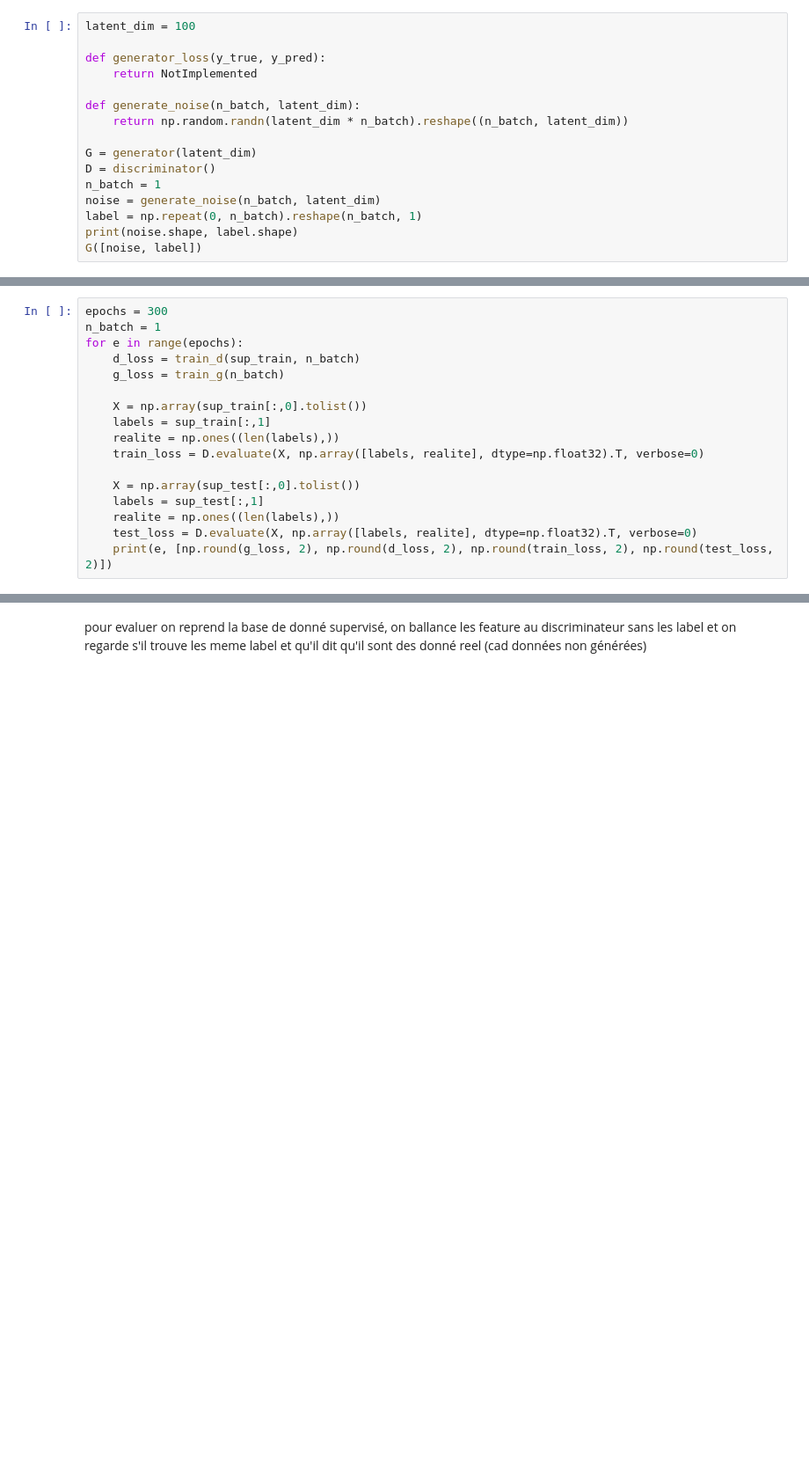
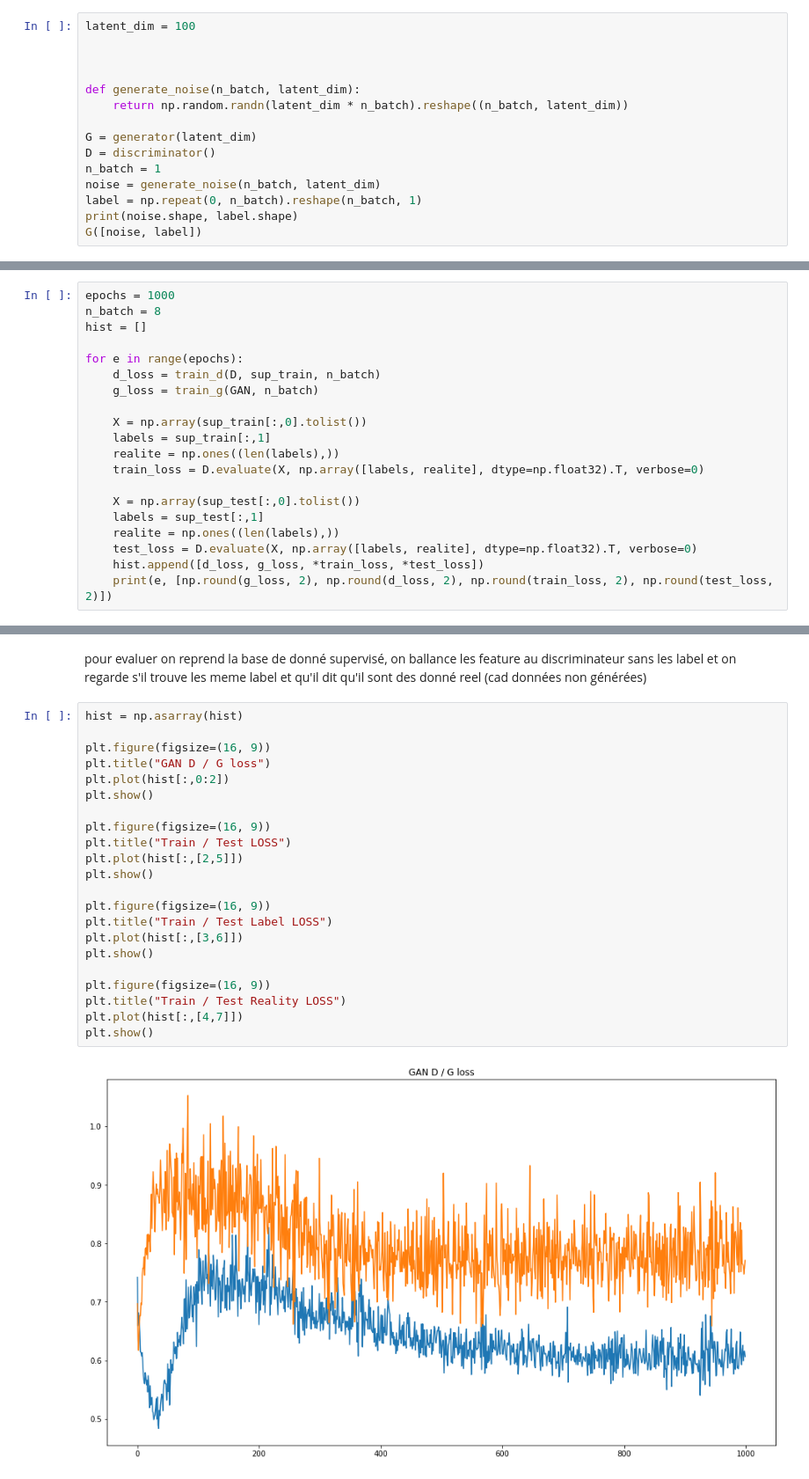
Before and after one commit to DylanBaptiste/TER-M2, a Jupyter notebook: main.ipynb, the cells around one changed output, grey strips where cells are left out. Shown at 88% size. Saved outputs shown, nothing was run; the diff lists cells and outputs as text; blank space fills up the shorter version.

```diff
--- a/main.ipynb
+++ b/main.ipynb
@@ -146,8 +129,7 @@ nonsup = pd.read_csv("./nonsupervise.csv")
 # %%
 latent_dim = 100
 
-def generator_loss(y_true, y_pred):
-	return NotImplemented
+
 
 def generate_noise(n_batch, latent_dim):
 	return np.random.randn(latent_dim * n_batch).reshape((n_batch, latent_dim))
@@ -299,9 +252,11 @@ sup_test.shape, sup_train.shape
 # %%
-epochs = 300
-n_batch = 1
+epochs = 1000
+n_batch = 8
+hist = []
+
 for e in range(epochs):
-	d_loss = train_d(sup_train, n_batch)
-	g_loss = train_g(n_batch)
+	d_loss = train_d(D, sup_train, n_batch)
+	g_loss = train_g(GAN, n_batch)
 
 	X = np.array(sup_train[:,0].tolist())
 	labels = sup_train[:,1]
@@ -312,5 +267,6 @@ for e in range(epochs):
 	labels = sup_test[:,1]
 	realite = np.ones((len(labels),))
 	test_loss = D.evaluate(X, np.array([labels, realite], dtype=np.float32).T, verbose=0)
+	hist.append([d_loss, g_loss, *train_loss, *test_loss])
 	print(e, [np.round(g_loss, 2), np.round(d_loss, 2), np.round(train_loss, 2), np.round(test_loss, 2)])
 # %% [output]
@@ -334,2 +290,26 @@ for e in range(epochs):
 # %% [markdown]
 pour evaluer on reprend la base de donné supervisé, on ballance les feature au discriminateur sans les label et on regarde s'il trouve les meme label et qu'il dit qu'il sont des donné reel (cad données non générées)
+# %%
+hist = np.asarray(hist)
+
+plt.figure(figsize=(16, 9))
+plt.title("GAN D / G loss")
+plt.plot(hist[:,0:2])
+plt.show()
+
+plt.figure(figsize=(16, 9))
+plt.title("Train / Test LOSS")
+plt.plot(hist[:,[2,5]])
+plt.show()
+
+plt.figure(figsize=(16, 9))
+plt.title("Train / Test Label LOSS")
+plt.plot(hist[:,[3,6]])
+plt.show()
+
+plt.figure(figsize=(16, 9))
+plt.title("Train / Test Reality LOSS")
+plt.plot(hist[:,[4,7]])
+plt.show()
+# %% [output]
+[figure, added]
```
Also changed, not shown: parts of 17 cells of this notebook, 2 other files.
